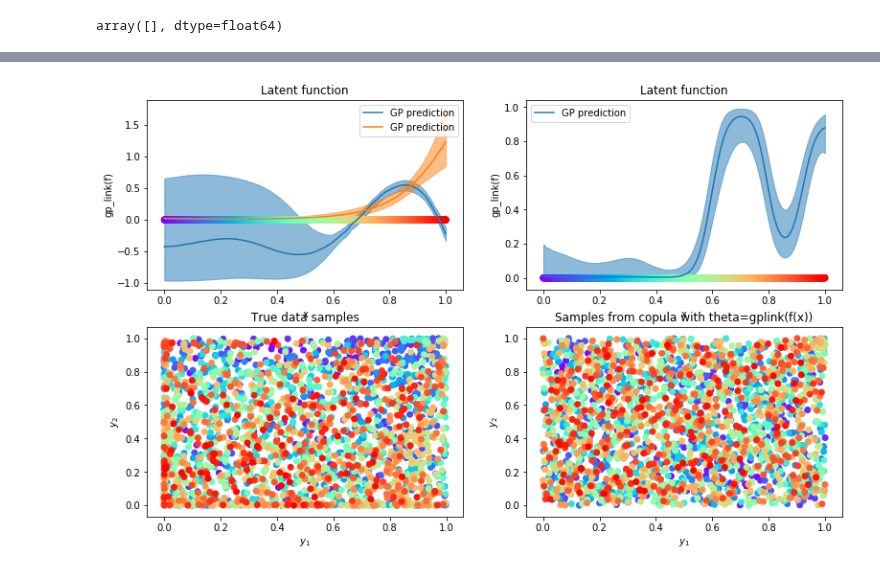
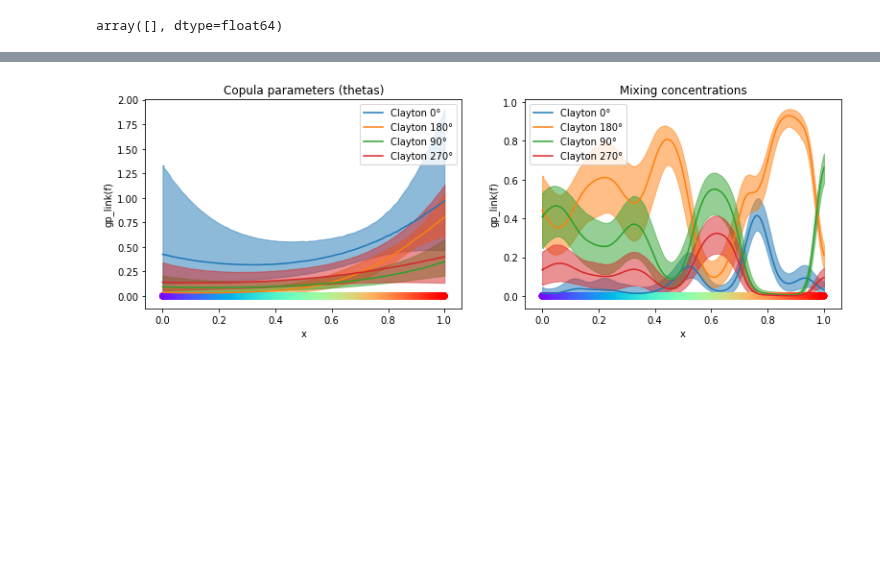
Before and after one commit to NinelK/CopulaGP, a Jupyter notebook: MultiParam_RealData.ipynb, the cells around one changed output, grey strips where cells are left out. Cells and saved outputs as stored; diff of their text form; code cells hidden in the pictures; blank space fills up the shorter version.

```diff
--- a/MultiParam_RealData.ipynb
+++ b/MultiParam_RealData.ipynb
@@ -75,3 +73,9 @@ likelihoods = [GaussianCopula_Likelihood(),ClaytonCopula_Likelihood(rotation='18
+# %%
+#likelihoods = [ClaytonCopula_Likelihood(rotation='0°'),ClaytonCopula_Likelihood(rotation='180°'),GaussianCopula_Likelihood()]
+likelihoods = [ClaytonCopula_Likelihood(rotation='0°'),
+              ClaytonCopula_Likelihood(rotation='180°'),
+                ClaytonCopula_Likelihood(rotation='90°'),
+              ClaytonCopula_Likelihood(rotation='270°'),]
 # %%
 NSamp
 # %% [output]
@@ -192,7 +198,6 @@ Wall time: 57.3 s
 # %%
 print(np.shape(means))
-plt.plot(means[-1][0])
-plt.plot(means[-1][1])
-plt.plot(means[-1][2])
+for i in range(2*len(likelihoods)-1):
+    plt.plot(means[-1][i])
 losses[losses!=losses] = 0
 # %% [output]
@@ -218,61 +225,69 @@ fig.show()
 # %%
 # define test set (optionally on GPU)
-denser = 2 # make test set 2 times denser then the training set
+denser = 1 # make test set 2 times denser then the training set
 testX = np.linspace(0,1,denser*NSamp)
 test_x = torch.tensor(testX).float().cuda(device=0)
 # %%
 # visualize the result
-fig, ax = plt.subplots(2,2,figsize=(13, 8))
+fig, ax = plt.subplots(1,2,figsize=(13, 4))
 
 model.eval()
 with torch.no_grad():
     output = model(test_x)
 
 gplink = model.likelihood.gplink_function
 
 thetas, mixes = gplink(output.mean)
 lower, upper = output.confidence_region() #thetas & mix together
 thetas_low, mixes_low = gplink(lower)
 thetas_upp, mixes_upp = gplink(upper)
 
-for t,l,u in zip(thetas,thetas_low,thetas_upp):
+copulas = [lik.name for lik in likelihoods]
+rotations = [lik.rotation for lik in likelihoods]
+
+for t,l,u,c,r in zip(thetas,thetas_low,thetas_upp,copulas,rotations):
     F_mean = t.detach().cpu().numpy()
-    line, = ax[0,0].plot(testX, F_mean, label = 'GP prediction')
-    ax[0,0].fill_between(testX, l.detach().cpu().numpy(),
+    line, = ax[0].plot(testX, F_mean, label = '{} {}'.format(c,r))
+    ax[0].fill_between(testX, l.detach().cpu().numpy(),
                     u.detach().cpu().numpy(), color=line.get_color(), alpha=0.5)
 
-ax[0,0].scatter(np.linspace(0., 1., NSamp),np.zeros(NSamp),color=colors)
-ax[0,0].set_xlabel('x')
-ax[0,0].set_ylabel('gp_link(f)')
-ax[0,0].set_title('Latent function')
-ax[0,0].legend()
+ax[0].scatter(np.linspace(0., 1., NSamp),np.zeros(NSamp),color=colors)
+ax[0].set_xlabel('x')
+ax[0].set_ylabel('gp_link(f)')
+ax[0].set_title('Copula parameters (thetas)')
+ax[0].legend()
 
-for t,l,u in zip(mixes[:-1],mixes_low[:-1],mixes_upp[:-1]):
+_, sampled = gplink(output.rsample(torch.Size([100])))
+
+for i, (t,c,r) in enumerate(zip(mixes[:],copulas,rotations)):
     F_mean = t.detach().cpu().numpy()
-    line, = ax[0,1].plot(testX, F_mean, label = 'GP prediction')
-    ax[0,1].fill_between(testX, l.detach().cpu().numpy(),
-                    u.detach().cpu().numpy(), color=line.get_color(), alpha=0.5)
+    line, = ax[1].plot(testX, F_mean, label = '{} {}'.format(c,r))
+    sm = np.mean(sampled[i].cpu().numpy(),axis=0)
+    std = np.std(sampled[i].cpu().numpy(),axis=0)
+    ax[1].fill_between(testX, sm-std, sm+std, color=line.get_color(), alpha=0.5)
+#     ax[0,1].fill_between(testX, l.detach().cpu().numpy(),
+#                     u.detach().cpu().numpy(), color=line.get_color(), alpha=0.5)
 
-ax[0,1].scatter(np.linspace(0., 1., NSamp),np.zeros(NSamp),color=colors)
-ax[0,1].set_xlabel('x')
-ax[0,1].set_ylabel('gp_link(f)')
-ax[0,1].set_title('Latent function')
-ax[0,1].legend()
+ax[1].scatter(np.linspace(0., 1., NSamp),np.zeros(NSamp),color=colors)
+ax[1].set_xlabel('x')
+ax[1].set_ylabel('gp_link(f)')
+ax[1].set_title('Mixing concentrations')
+ax[1].legend()
 
-# sample from p(y|D,x) = \int p(y|f) p(f|D,x) (doubly stochastic)
-with gpytorch.settings.num_likelihood_samples(1):
-    Y_sim = model.likelihood(model(train_x)).rsample().cpu().detach().numpy()
-ax[1,0].scatter(*Y[::skip].T, label = 'True train data', color=colors[::skip])
-ax[1,1].scatter(*Y_sim[:,::skip].T, label = 'Sample from the model', color=colors[::skip])
-for c in [0,1]:
-    ax[1,c].set_xlabel('$y_1$')
-    ax[1,c].set_ylabel('$y_2$')
-ax[1,0].set_title('True data samples')
-ax[1,1].set_title('Samples from copula with theta=gplink(f(x))')
+# # sample from p(y|D,x) = \int p(y|f) p(f|D,x) (doubly stochastic)
+# with gpytorch.settings.num_likelihood_samples(1):
+#     Y_sim = model.likelihood(model(train_x)).rsample().cpu().detach().numpy()
+# ax[1,0].scatter(*Y[::skip].T, label = 'True train data', color=colors[::skip])
+# ax[1,1].scatter(*Y_sim[:,::skip].T, label = 'Sample from the model', color=colors[::skip])
+# for c in [0,1]:
+#     ax[1,c].set_xlabel('$y_1$')
+#     ax[1,c].set_ylabel('$y_2$')
+# ax[1,0].set_title('True data samples')
+# ax[1,1].set_title('Samples from copula with theta=gplink(f(x))')
 # samp.legend()
 
 
 
 fig.show()
 # %% [output]
-[figure, old version]
+[figure, new version]
```
Also changed, not shown: parts of 7 cells of this notebook, 2 other files.
